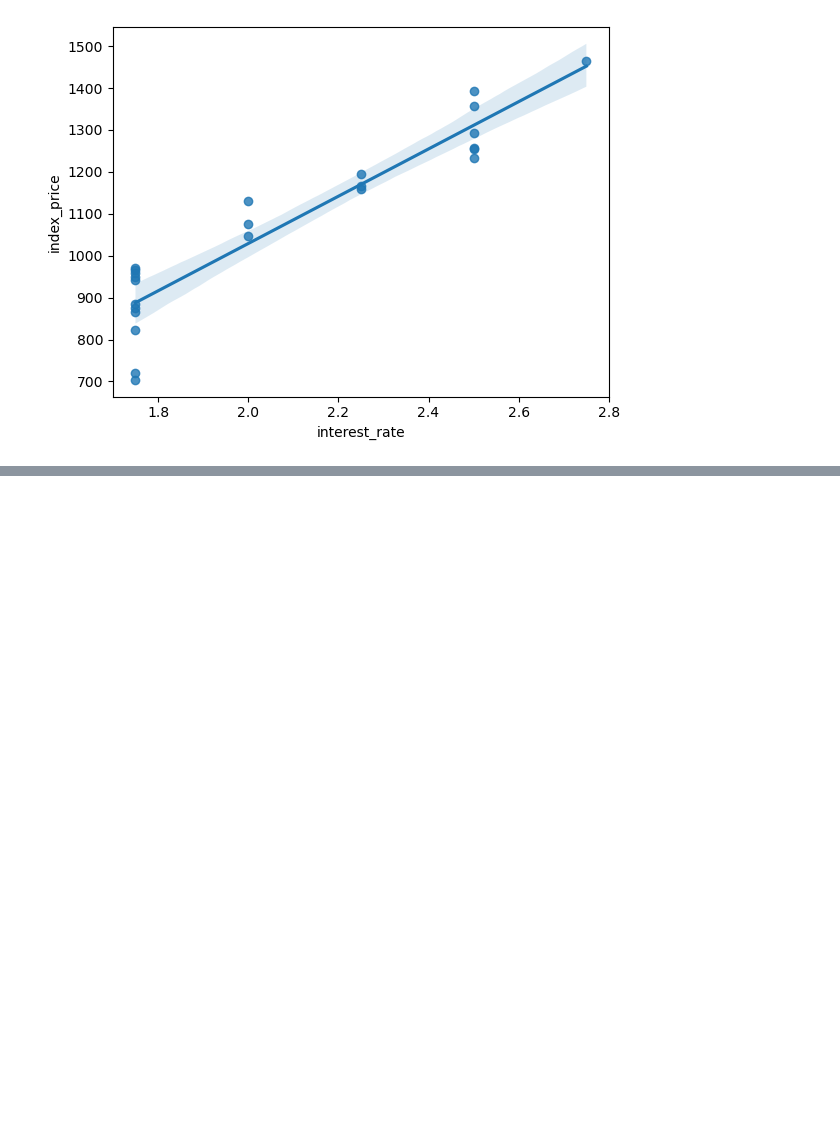
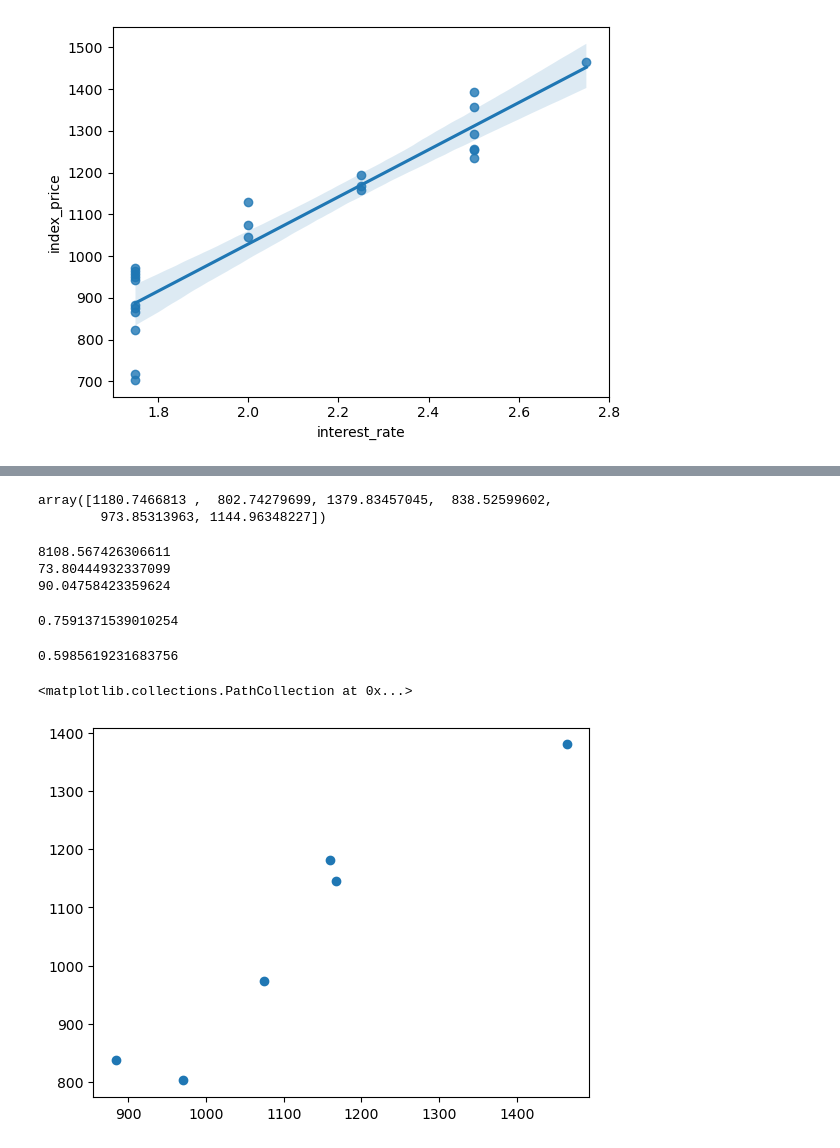
Before and after one commit to nikesm98/Machine-Learning-full, a Jupyter notebook: Machine Learning/Multiple_Linear_Regression.ipynb, the cells around one changed output, grey strips where cells are left out. Drawn from its saved outputs; the diff is of its cells as text; code cells hidden in the pictures; blank space fills up the shorter version.

```diff
--- a/Machine Learning/Multiple_Linear_Regression.ipynb
+++ b/Machine Learning/Multiple_Linear_Regression.ipynb
@@ -104,0 +117,4 @@ sns.regplot(x=df_index['interest_rate'], y=df_index['index_price'])
+# %%
+scaler = StandardScaler()
+x_train= scaler.fit_transform(x_train)
+x_test = scaler.fit_transform(x_test)
@@ -104,0 +142,5 @@ sns.regplot(x=df_index['interest_rate'], y=df_index['index_price'])
+# %%
+from sklearn.linear_model import LinearRegression
+regression = LinearRegression()
+# %%
+regression.fit(x_train, y_train)
@@ -104,0 +160,7 @@ sns.regplot(x=df_index['interest_rate'], y=df_index['index_price'])
+# %%
+y_predict = regression.predict(x_test)
+# %%
+y_predict
+# %% [output]
+array([1180.7466813 ,  802.74279699, 1379.83457045,  838.52599602,
+        973.85313963, 1144.96348227])
@@ -104,0 +171,27 @@ sns.regplot(x=df_index['interest_rate'], y=df_index['index_price'])
+# %%
+mse = mean_squared_error(y_test, y_predict)
+mae = mean_absolute_error(y_test, y_predict)
+rmse = np.sqrt(mse)
+print(mse)
+print(mae)
+print(rmse)
+# %% [output]
+8108.567426306611
+73.80444932337099
+90.04758423359624
+# %%
+from sklearn.metrics import r2_score
+score = r2_score(y_test, y_predict)
+print(score)
+
+## display adjusted R-Square
+1- (1-score)* (len(y_test)-1)/ (len(y_test)- x_test.shape[1]-1)
+# %% [output]
+0.7591371539010254
+0.5985619231683756
+# %%
+## Assumptionss
+plt.scatter(y_test, y_predict)
+# %% [output]
+<matplotlib.collections.PathCollection at 0x...>
+[figure, added]
```
Also changed, not shown: parts of 16 cells of this notebook.
